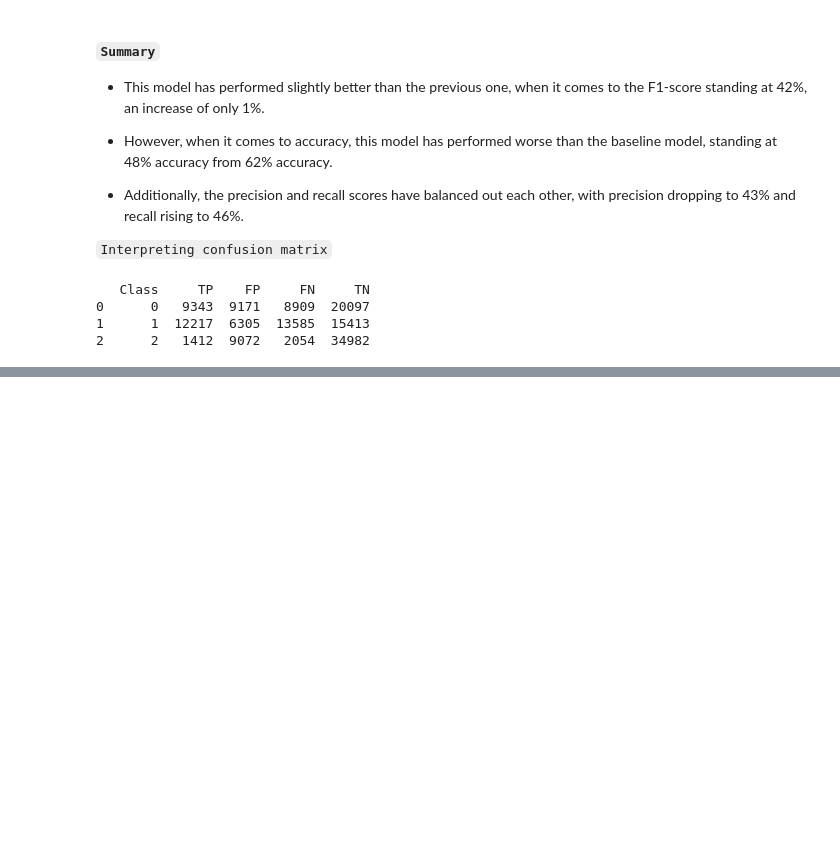
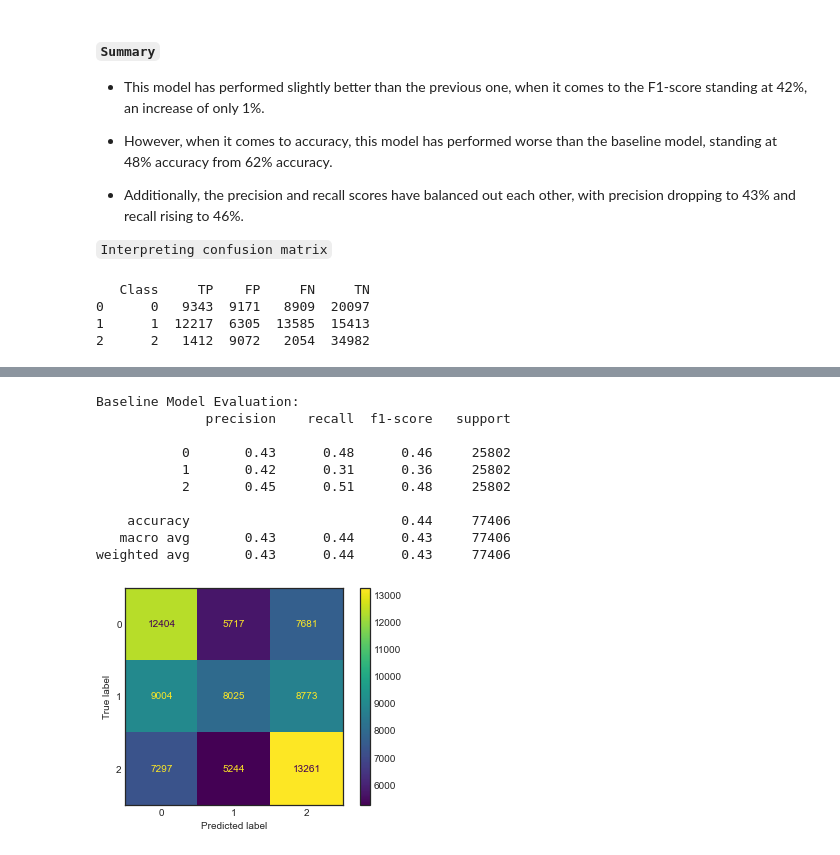
Before and after one commit to Assesa44/Tanzania-Wells-Functionality-Predictions, a Jupyter notebook: Notebooks/wells_analysis.ipynb, the cells around one changed output, grey strips where cells are left out. Saved outputs shown, nothing was run; the diff lists cells and outputs as text; code cells hidden in the pictures; blank space fills up the shorter version.

Commit message:
update: added models to the logistic regression section and evaluated them.

```diff
--- a/Notebooks/wells_analysis.ipynb
+++ b/Notebooks/wells_analysis.ipynb
@@ -1194,16 +1194,17 @@ X_preprocessed.head()
 In our base model we are using a solver of `lbfgs` which works fast for multiclass classifications and a maximum iteration of `500`.
 # %%
 # Train and fit the baseline model
-logreg = LogisticRegression(multi_class='multinomial', solver='lbfgs', max_iter=500).fit(X_preprocessed, y_train)
+y_train_reg = y_train.copy()
+logreg = LogisticRegression(multi_class='multinomial', solver='lbfgs', max_iter=500).fit(X_preprocessed, y_train_reg)
 
 # Create a predicted y
 y_pred = logreg.predict(X_preprocessed)
 
 # Print model evaluation
 print('Baseline Model Evaluation:')
-print(classification_report(y_train, y_pred))
+print(classification_report(y_train_reg, y_pred))
 
-conf_matrix = confusion_matrix(y_train, y_pred)
+conf_matrix = confusion_matrix(y_train_reg, y_pred)
 plt.style.use('seaborn-white')
 disp = ConfusionMatrixDisplay(conf_matrix)
 disp.plot();
@@ -1344,0 +1350,33 @@ When it comes to the confusion matrix, this model performs better than the basel
+# %%
+from imblearn.over_sampling import SMOTE
+
+# Apply SMOTE on the training set
+smote = SMOTE(random_state=42)
+X_train_resampled, y_train_resampled = smote.fit_resample(X_preprocessed, y_train_reg)
+
+# Train and fit the SMOTE model
+logreg = LogisticRegression(multi_class='multinomial', solver='saga', C= 100, max_iter=1000).fit(X_train_resampled, y_train_resampled)
+
+# Create a predicted y
+y_pred = logreg.predict(X_train_resampled)
+
+# Print model evaluation
+print('Baseline Model Evaluation:')
+print(classification_report(y_train_resampled, y_pred))
+
+conf_matrix = confusion_matrix(y_train_resampled, y_pred)
+plt.style.use('seaborn-white')
+disp = ConfusionMatrixDisplay(conf_matrix)
+disp.plot();
+# %% [output]
+Baseline Model Evaluation:
+              precision    recall  f1-score   support
+
+           0       0.43      0.48      0.46     25802
+           1       0.42      0.31      0.36     25802
+           2       0.45      0.51      0.48     25802
+
+    accuracy                           0.44     77406
+   macro avg       0.43      0.44      0.43     77406
+weighted avg       0.43      0.44      0.43     77406
+[figure, added]
```
Also changed, not shown: parts of 16 cells of this notebook.
